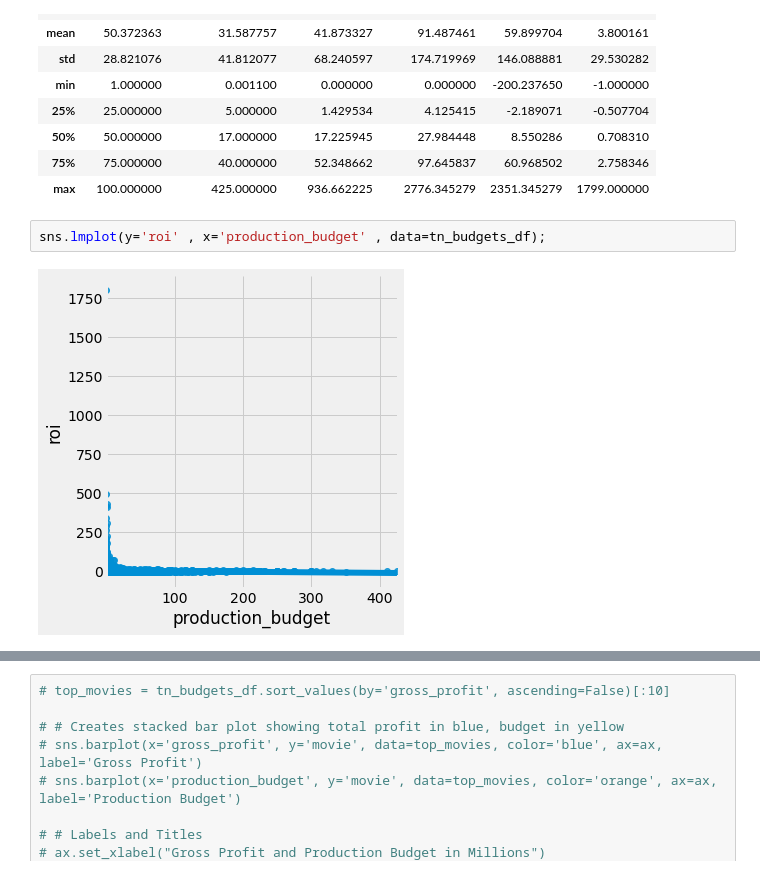
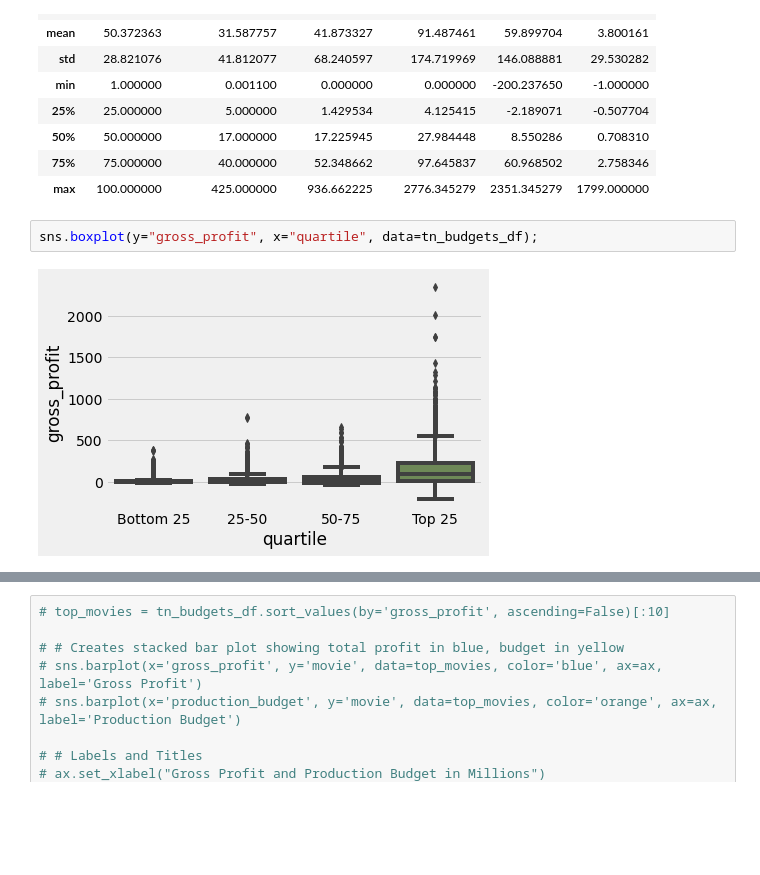
Before and after one commit to dvdhartsman/Phase_2_Movie_Project, a Jupyter notebook: davids_notebook2.ipynb, the cells around one changed output, grey strips where cells are left out. Drawn from its saved outputs; the diff is of its cells as text; blank space fills up the shorter version.

```diff
--- a/davids_notebook2.ipynb
+++ b/davids_notebook2.ipynb
@@ -1406,6 +1473,6 @@ tn_budgets_df.describe()
 | 75% | 75.000000 | 40.000000 | 52.348662 | 97.645837 | 60.968502 | 2.758346 |
 | max | 100.000000 | 425.000000 | 936.662225 | 2776.345279 | 2351.345279 | 1799.000000 |
 # %%
-sns.lmplot(y='roi' , x='production_budget' , data=tn_budgets_df);
+sns.boxplot(y="gross_profit", x="quartile", data=tn_budgets_df);
 # %% [output]
-[figure, old version]
+[figure, new version]
```
Also changed, not shown: parts of 43 cells of this notebook.
